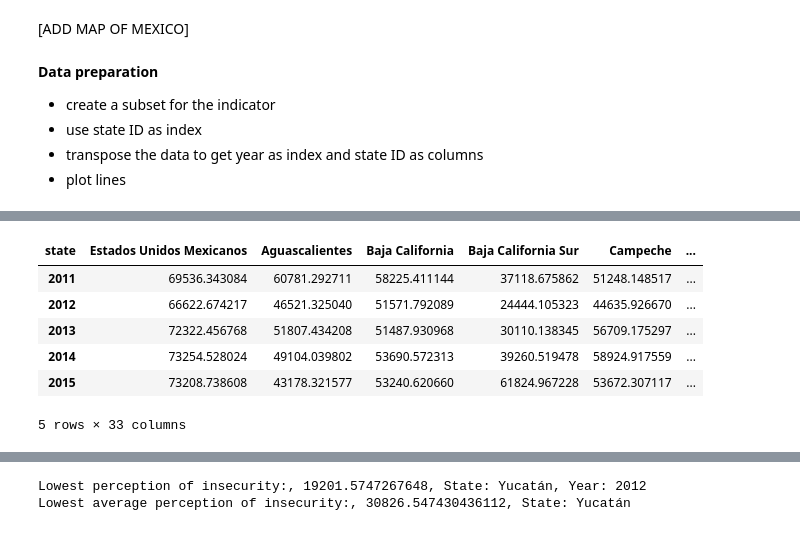
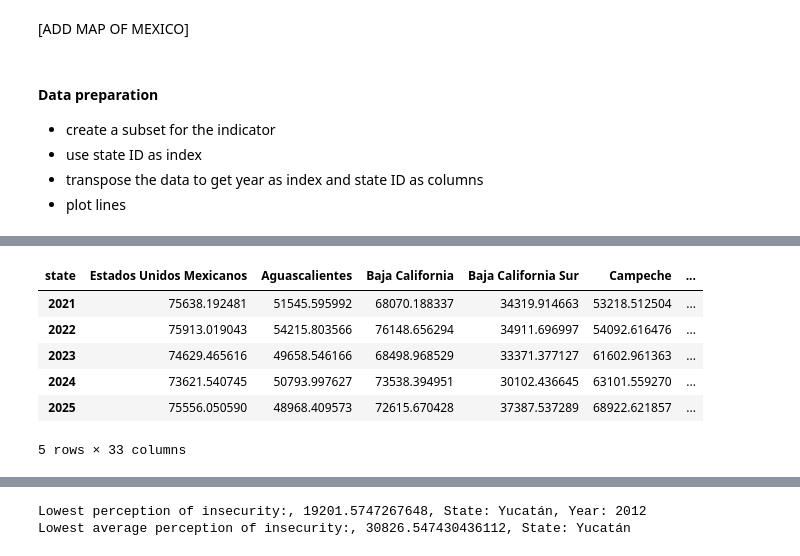
Before and after one commit to irenecelebrin/programming-for-data-analytics, a Jupyter notebook: project/project.ipynb, the cells around one changed output, grey strips where cells are left out. Saved outputs shown, nothing was run; the diff lists cells and outputs as text; code cells hidden in the pictures.

```diff
--- a/project/project.ipynb
+++ b/project/project.ipynb
@@ -512,7 +513,7 @@ Indicators:
 # %% [markdown]
 [ADD MAP OF MEXICO]
 # %% [markdown]
-**Data preparation**
+#### Data preparation
 
 - create a subset for the indicator
 - use state ID as index
@@ -560,14 +561,14 @@ security_by_state.head(5)
 # %%
 new_security_by_state = security_by_state.transpose()
 
 #add labels with state names
 new_security_by_state.columns = new_labels
-new_security_by_state.head(5)
+new_security_by_state.tail(5)
 # %% [output]
 | state | Estados Unidos Mexicanos | Aguascalientes | Baja California | Baja California Sur | Campeche | ... |
-| 2011 | 69536.343084 | 60781.292711 | 58225.411144 | 37118.675862 | 51248.148517 | ... |
-| 2012 | 66622.674217 | 46521.325040 | 51571.792089 | 24444.105323 | 44635.926670 | ... |
-| 2013 | 72322.456768 | 51807.434208 | 51487.930968 | 30110.138345 | 56709.175297 | ... |
-| 2014 | 73254.528024 | 49104.039802 | 53690.572313 | 39260.519478 | 58924.917559 | ... |
-| 2015 | 73208.738608 | 43178.321577 | 53240.620660 | 61824.967228 | 53672.307117 | ... |
+| 2021 | 75638.192481 | 51545.595992 | 68070.188337 | 34319.914663 | 53218.512504 | ... |
+| 2022 | 75913.019043 | 54215.803566 | 76148.656294 | 34911.696997 | 54092.616476 | ... |
+| 2023 | 74629.465616 | 49658.546166 | 68498.968529 | 33371.377127 | 61602.961363 | ... |
+| 2024 | 73621.540745 | 50793.997627 | 73538.394951 | 30102.436645 | 63101.559270 | ... |
+| 2025 | 75556.050590 | 48968.409573 | 72615.670428 | 37387.537289 | 68922.621857 | ... |
 5 rows × 33 columns
```
Also changed, not shown: parts of 15 cells of this notebook, 1 other file.
